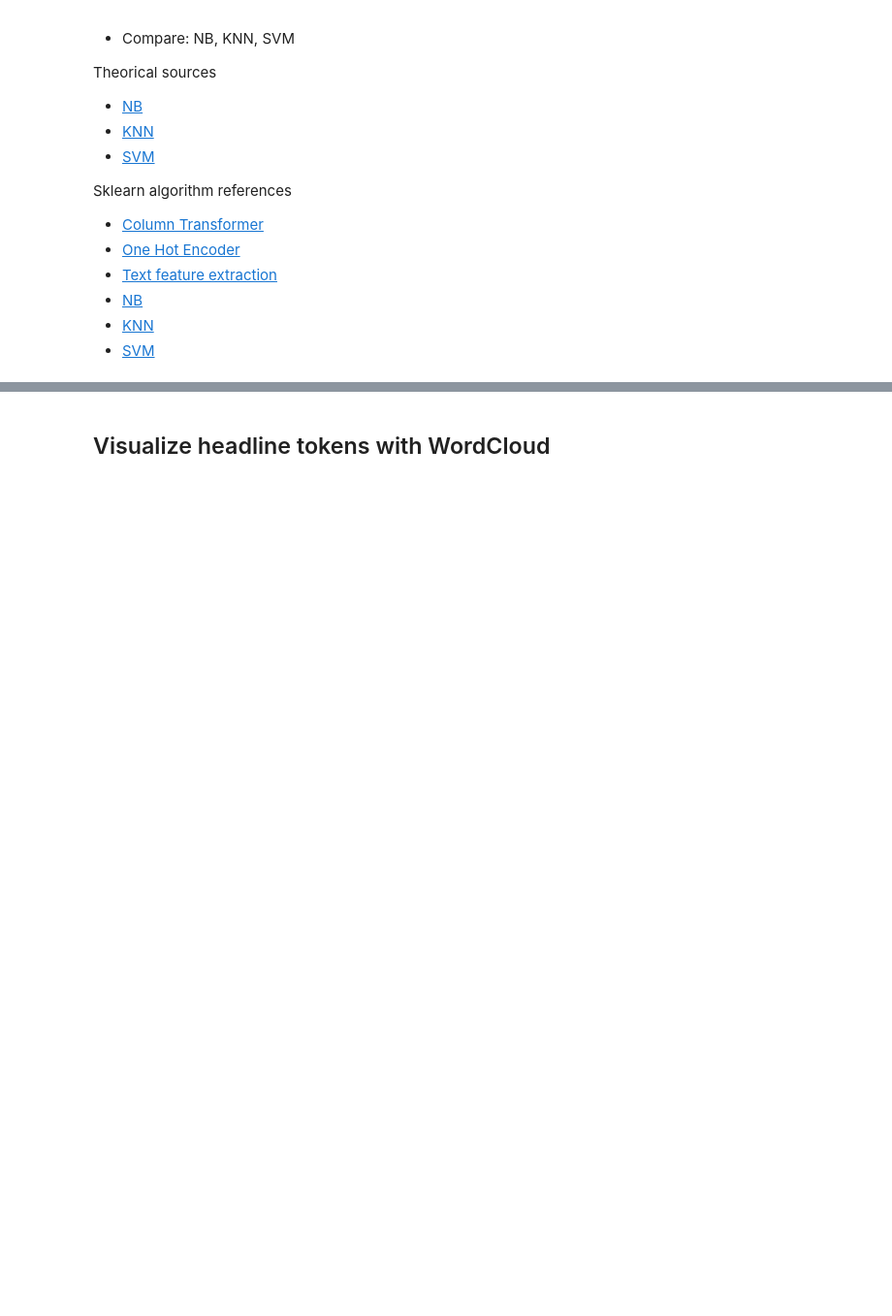
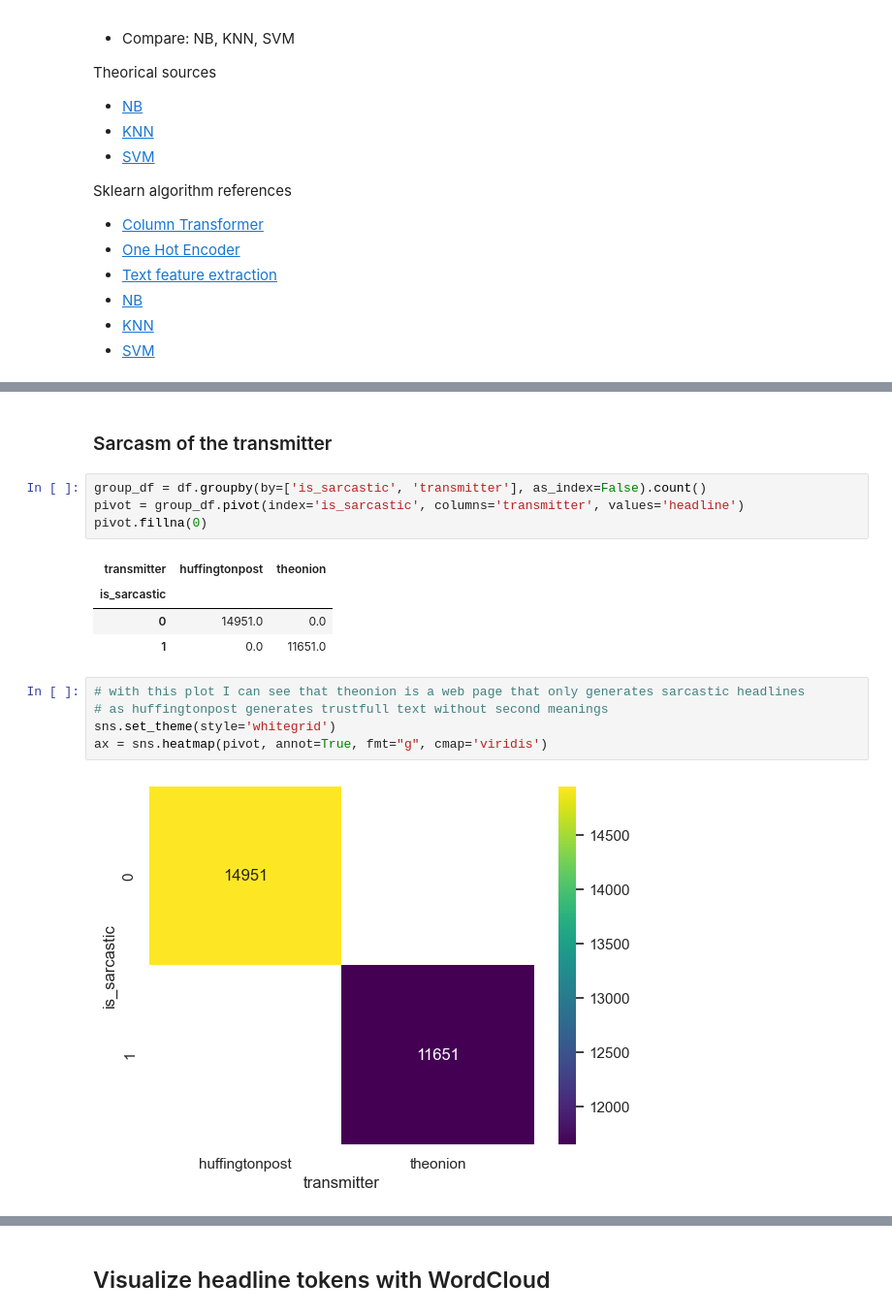
Before and after one commit to wilberquito/Sarcasm-Detector, a Jupyter notebook: detection.ipynb, the cells around one changed output, grey strips where cells are left out. Shown at 97% size. Saved outputs shown, nothing was run; the diff lists cells and outputs as text; blank space fills up the shorter version.

```diff
--- a/detection.ipynb
+++ b/detection.ipynb
@@ -49,0 +127,18 @@ from nltk.corpus import wordnet
+# %% [markdown]
+### Sarcasm of the transmitter
+# %%
+group_df = df.groupby(by=['is_sarcastic', 'transmitter'], as_index=False).count()
+pivot = group_df.pivot(index='is_sarcastic', columns='transmitter', values='headline')
+pivot.fillna(0)
+# %% [output]
+| transmitter | huffingtonpost | theonion |
+| is_sarcastic |  |  |
+| 0 | 14951.0 | 0.0 |
+| 1 | 0.0 | 11651.0 |
+# %%
+# with this plot I can see that theonion is a web page that only generates sarcastic headlines
+# as huffingtonpost generates trustfull text without second meanings
+sns.set_theme(style='whitegrid')
+ax = sns.heatmap(pivot, annot=True, fmt="g", cmap='viridis')
+# %% [output]
+[figure, added]
```
Also changed, not shown: parts of 24 cells of this notebook, 1 other file.
